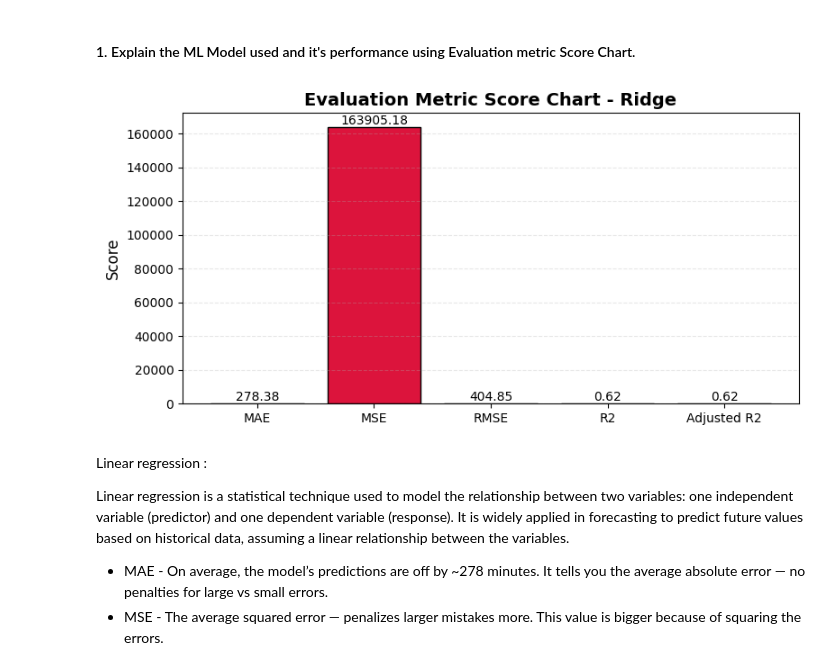
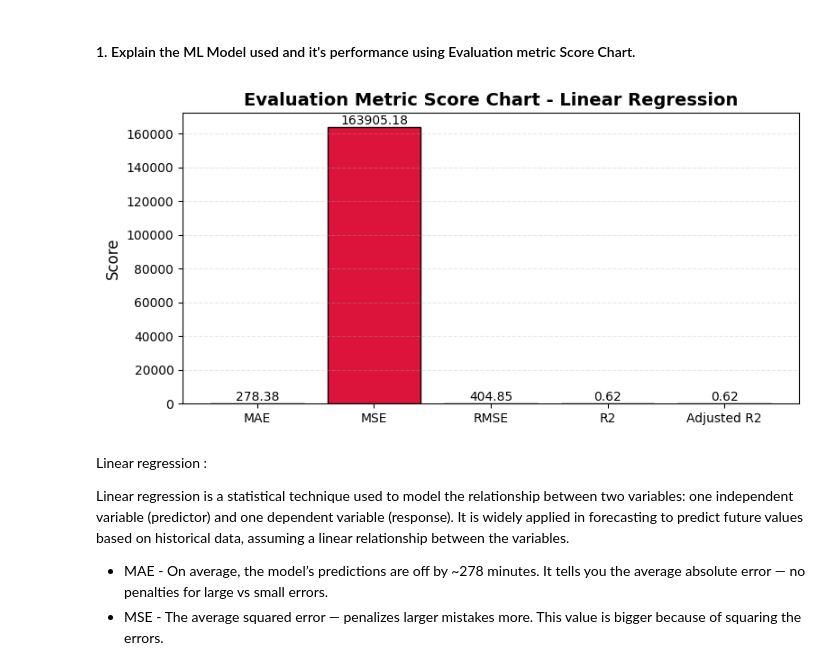
Before and after one commit to Srishti6125/NYC-Taxi, a Jupyter notebook: NYC_Taxi.ipynb, the cells around one changed output. Saved outputs shown, nothing was run; the diff lists cells and outputs as text; code cells hidden in the pictures.

```diff
--- a/NYC_Taxi.ipynb
+++ b/NYC_Taxi.ipynb
@@ -1848,27 +1865,27 @@ Adjusted R2 :  0.6155024548940046
 # %% [markdown]
 #### 1. Explain the ML Model used and it's performance using Evaluation metric Score Chart.
 # %%
-# Visualizing evaluation Metric Score chart - Ridge
+# Visualizing evaluation Metric Score chart - Linear Regression
 
 # Your scores
 metrics = { 'MAE':278.38232639759684, 'MSE': 163905.17771977643, 'RMSE':404.85204423316975, 'R2':0.6155161119330226, 'Adjusted R2':0.6155024548940046  }
 
 # Plotting
 plt.figure(figsize=(8, 4))
 bars = plt.bar(metrics.keys(), metrics.values(), color='crimson', edgecolor='black')
 
 # Annotate values on top
 for bar in bars:
     yval = bar.get_height()
     plt.text(bar.get_x() + bar.get_width()/2, yval + 0.01, f'{yval:.2f}', ha='center', va='bottom', fontsize=10)
 
-plt.title('Evaluation Metric Score Chart - Ridge', fontsize=14, weight='bold')
+plt.title('Evaluation Metric Score Chart - Linear Regression', fontsize=14, weight='bold')
 plt.ylabel('Score', fontsize=12)
 plt.grid(axis='y', linestyle='--', alpha=0.3)
 plt.tight_layout()
 plt.show()
 # %% [output]
-[figure, old version]
+[figure, new version]
 # %% [markdown]
 Linear regression :
 
```
Also changed, not shown: parts of 9 cells of this notebook.
